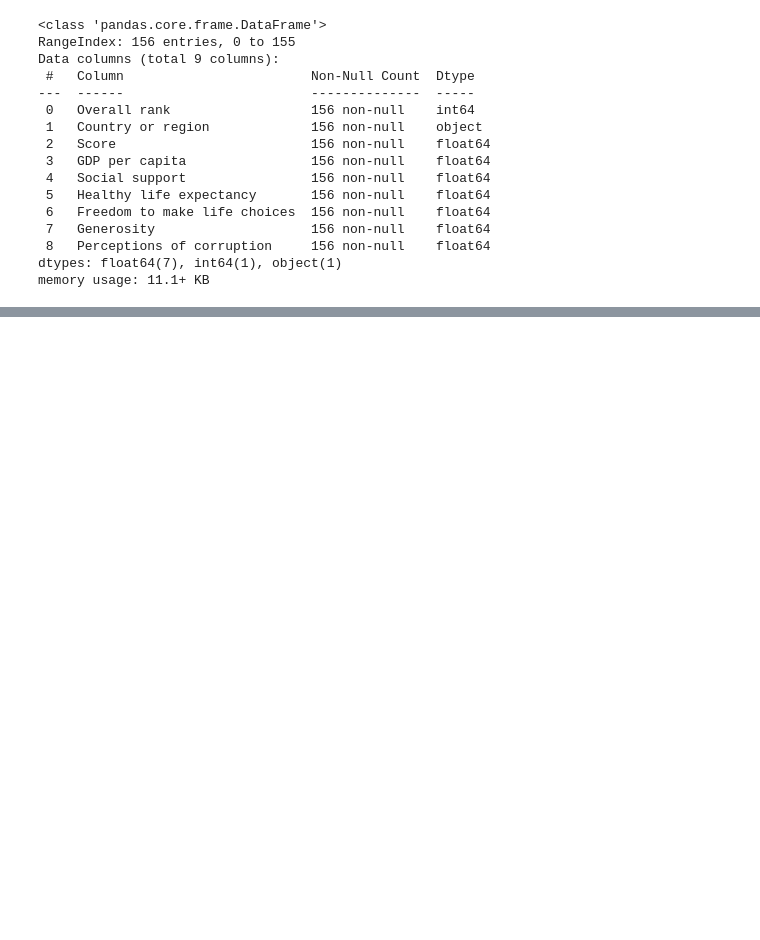
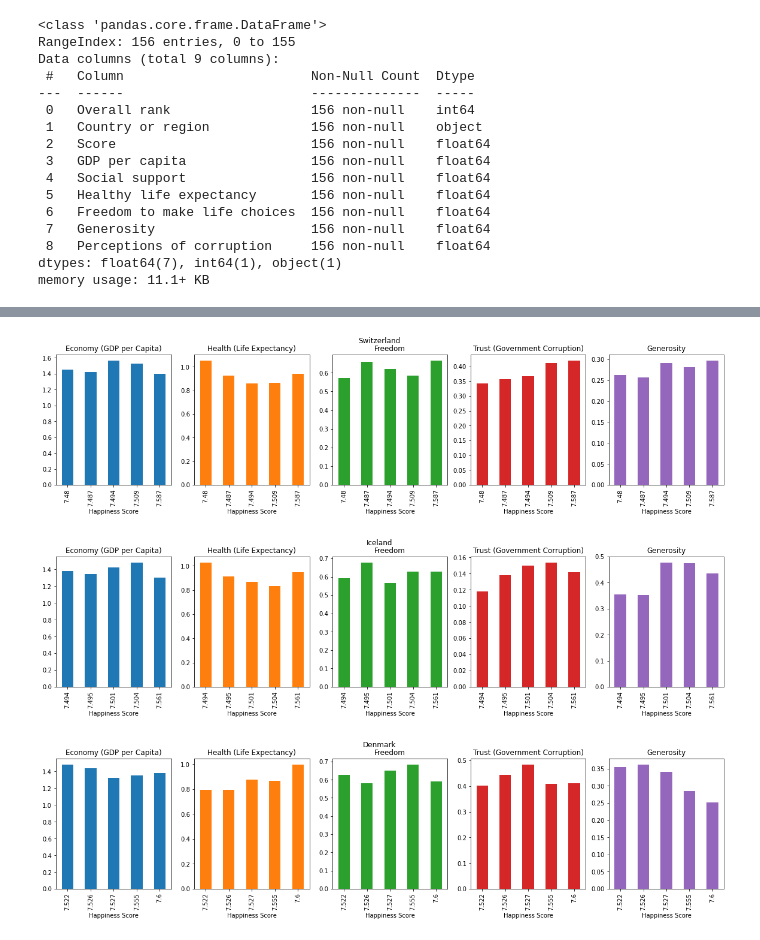
Before and after one commit to sumankumar1/python, a Jupyter notebook: Data Science - World Happiness Report/notebook.ipynb, the cells around one changed output, grey strips where cells are left out. Drawn from its saved outputs; the diff is of its cells as text; code cells hidden in the pictures; blank space fills up the shorter version.

```diff
--- a/Data Science - World Happiness Report/notebook.ipynb
+++ b/Data Science - World Happiness Report/notebook.ipynb
@@ -239,0 +374,3 @@ array([[<matplotlib.axes._subplots.AxesSubplot object at 0x...>,
+# %%
+top_10_in_2015 = d15.iloc[0:10,:]
+top_10_in_2015
@@ -239,0 +389,3 @@ array([[<matplotlib.axes._subplots.AxesSubplot object at 0x...>,
+# %%
+top10 = data2[data2['Country'].isin(top_10_in_2015['Country'])]
+top10 = top10.drop(top10.columns[[1,4]],axis=1).round(decimals=4)
@@ -239,0 +401,12 @@ array([[<matplotlib.axes._subplots.AxesSubplot object at 0x...>,
+# %%
+i = 0
+for country in top10['Country'].unique():
+    i = i+1
+    ax = top10[top10['Country']==country].iloc[:,:-1].sort_values('Happiness Score').plot.bar(x='Happiness Score',subplots=True,
+                                                          figsize=(20,4), layout=(1,5),legend=False, title=country)
+    if(i==3):
+        break
+# %% [output]
+[figure, added]
+[figure, added]
+[figure, added]
```
Also changed, not shown: parts of 28 cells of this notebook.
